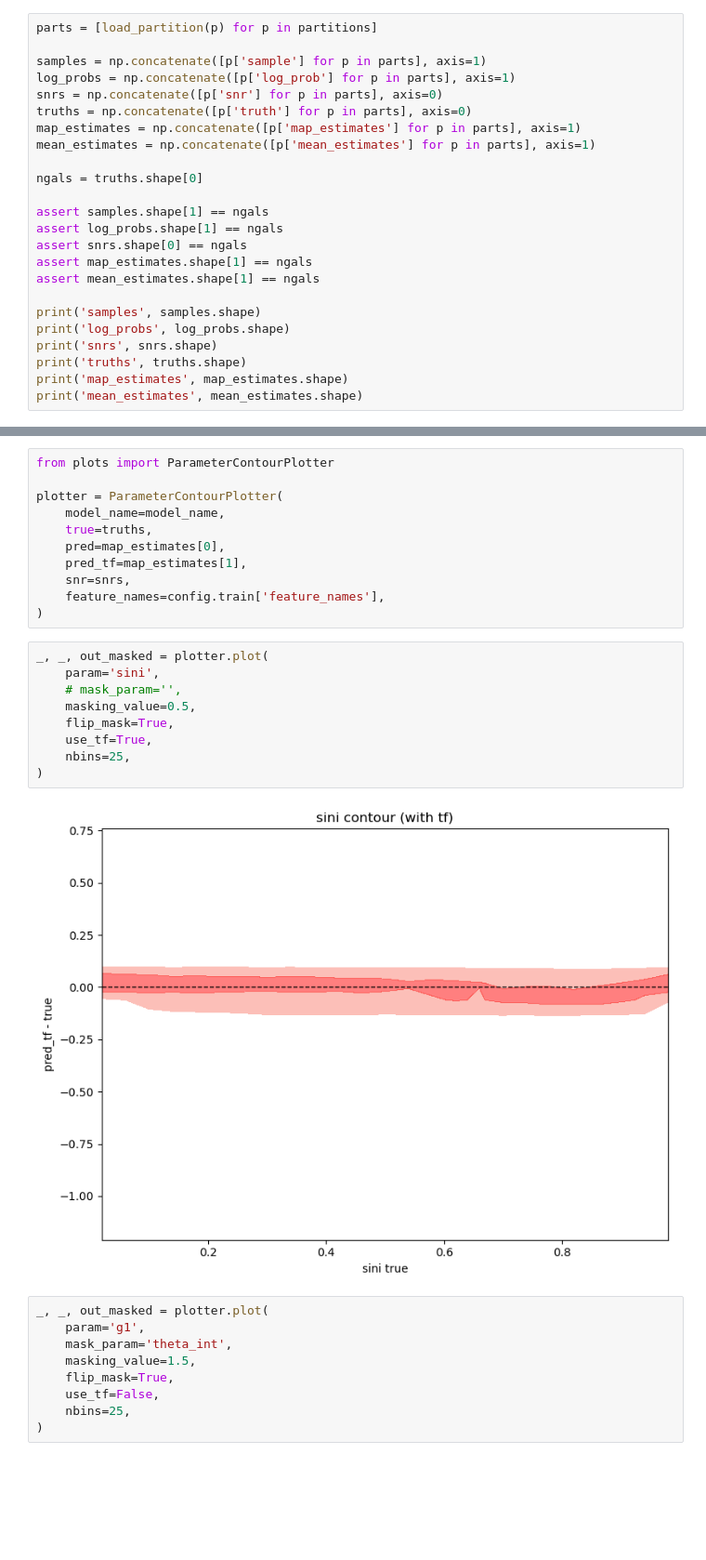
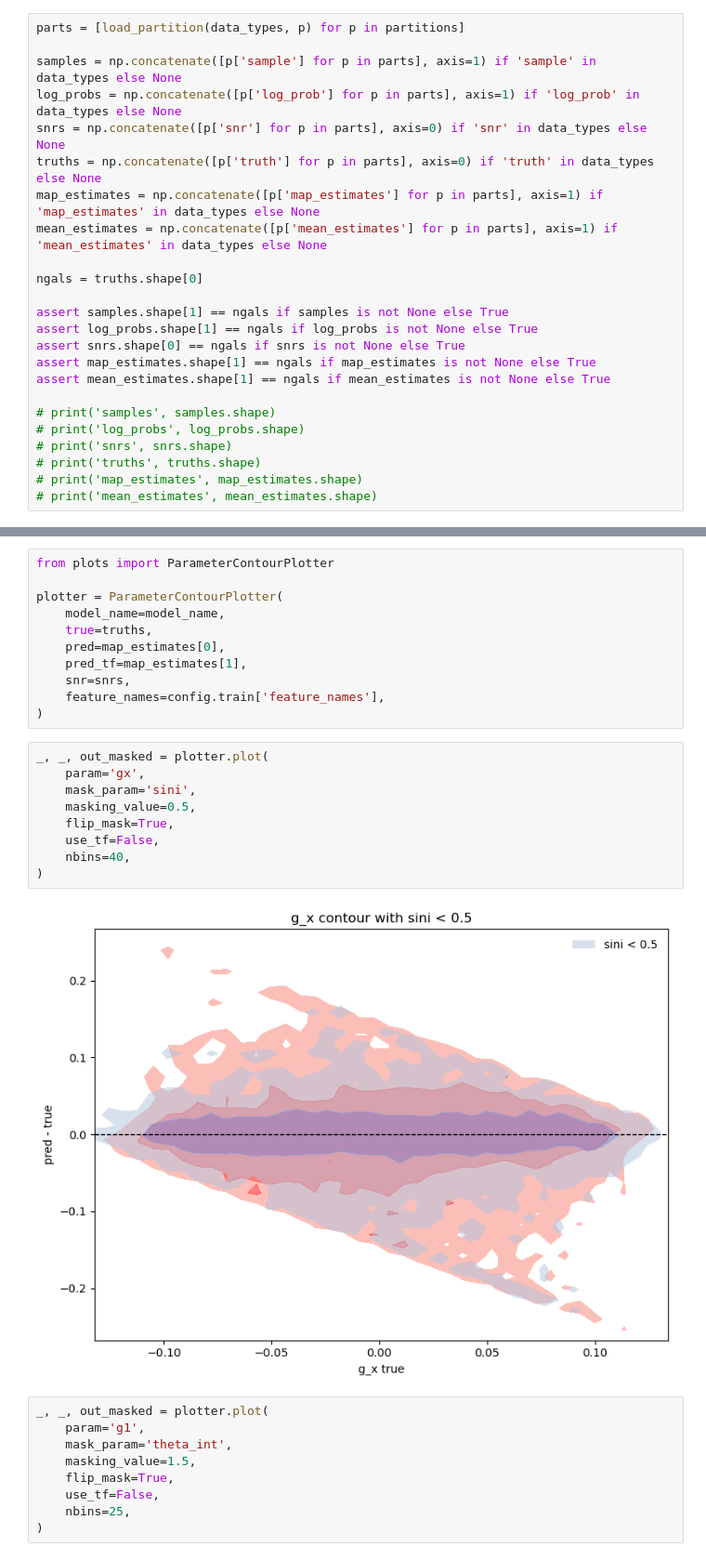
Before and after one commit to KinematicLensing/kl-nn, a Jupyter notebook: arch/diagnostics/sample_diagnostics.ipynb, the cells around one changed output, grey strips where cells are left out. Shown at 93% size. Drawn from its saved outputs; the diff is of its cells as text; blank space fills up the shorter version.

```diff
--- a/arch/diagnostics/sample_diagnostics.ipynb
+++ b/arch/diagnostics/sample_diagnostics.ipynb
@@ -77,27 +87,27 @@ def load_partition(partition):
         'meta': meta,
     }
 # %%
-parts = [load_partition(p) for p in partitions]
+parts = [load_partition(data_types, p) for p in partitions]
 
-samples = np.concatenate([p['sample'] for p in parts], axis=1)
-log_probs = np.concatenate([p['log_prob'] for p in parts], axis=1)
-snrs = np.concatenate([p['snr'] for p in parts], axis=0)
-truths = np.concatenate([p['truth'] for p in parts], axis=0)
-map_estimates = np.concatenate([p['map_estimates'] for p in parts], axis=1)
-mean_estimates = np.concatenate([p['mean_estimates'] for p in parts], axis=1)
+samples = np.concatenate([p['sample'] for p in parts], axis=1) if 'sample' in data_types else None
+log_probs = np.concatenate([p['log_prob'] for p in parts], axis=1) if 'log_prob' in data_types else None
+snrs = np.concatenate([p['snr'] for p in parts], axis=0) if 'snr' in data_types else None
+truths = np.concatenate([p['truth'] for p in parts], axis=0) if 'truth' in data_types else None
+map_estimates = np.concatenate([p['map_estimates'] for p in parts], axis=1) if 'map_estimates' in data_types else None
+mean_estimates = np.concatenate([p['mean_estimates'] for p in parts], axis=1) if 'mean_estimates' in data_types else None
 
 ngals = truths.shape[0]
 
-assert samples.shape[1] == ngals
-assert log_probs.shape[1] == ngals
-assert snrs.shape[0] == ngals
-assert map_estimates.shape[1] == ngals
-assert mean_estimates.shape[1] == ngals
+assert samples.shape[1] == ngals if samples is not None else True
+assert log_probs.shape[1] == ngals if log_probs is not None else True
+assert snrs.shape[0] == ngals if snrs is not None else True
+assert map_estimates.shape[1] == ngals if map_estimates is not None else True
+assert mean_estimates.shape[1] == ngals if mean_estimates is not None else True
 
-print('samples', samples.shape)
-print('log_probs', log_probs.shape)
-print('snrs', snrs.shape)
-print('truths', truths.shape)
-print('map_estimates', map_estimates.shape)
-print('mean_estimates', mean_estimates.shape)
+# print('samples', samples.shape)
+# print('log_probs', log_probs.shape)
+# print('snrs', snrs.shape)
+# print('truths', truths.shape)
+# print('map_estimates', map_estimates.shape)
+# print('mean_estimates', mean_estimates.shape)
 # %% [output]
@@ -182,15 +342,15 @@ plotter = ParameterContourPlotter(
 )
 # %%
 _, _, out_masked = plotter.plot(
-    param='sini',
-    # mask_param='',
+    param='gx',
+    mask_param='sini',
     masking_value=0.5,
     flip_mask=True,
-    use_tf=True,
-    nbins=25,
+    use_tf=False,
+    nbins=40,
 )
 # %% [output]
-[figure, old version]
+[figure, new version]
 # %%
 _, _, out_masked = plotter.plot(
     param='g1',
```
Also changed, not shown: parts of 22 cells of this notebook, 18 other files.
